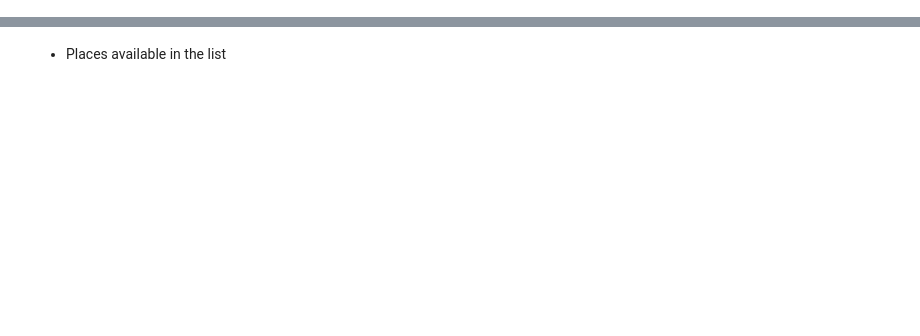
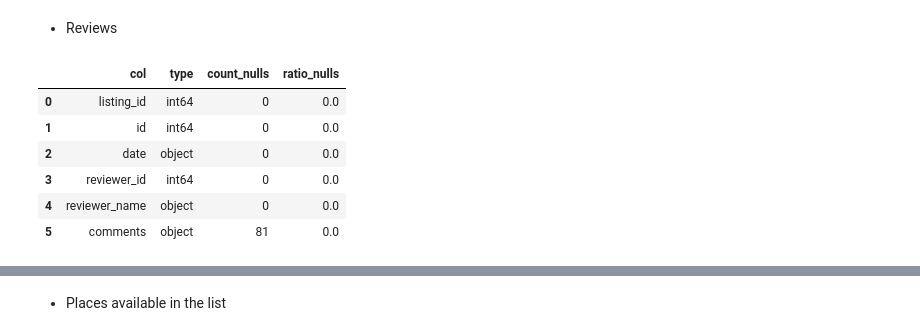
Before and after one commit to felipery03/Airbnb-Rio-analysis, a Jupyter notebook: Analysis.ipynb, the cells around one changed output, grey strips where cells are left out. Cells and saved outputs as stored; diff of their text form; code cells hidden in the pictures; blank space fills up the shorter version.

```diff
--- a/Analysis.ipynb
+++ b/Analysis.ipynb
@@ -93,0 +127,2 @@ plt.xticks(rotation=30)
+# %% [markdown]
+- Reviews
@@ -93,0 +132,11 @@ plt.xticks(rotation=30)
+# %%
+# Describe dtypes and nulls for reviews
+utils.describe_df(reviews)
+# %% [output]
+|  | col | type | count_nulls | ratio_nulls |
+| 0 | listing_id | int64 | 0 | 0.0 |
+| 1 | id | int64 | 0 | 0.0 |
+| 2 | date | object | 0 | 0.0 |
+| 3 | reviewer_id | int64 | 0 | 0.0 |
+| 4 | reviewer_name | object | 0 | 0.0 |
+| 5 | comments | object | 81 | 0.0 |
```
Also changed, not shown: parts of 161 cells of this notebook, 2 other files.
